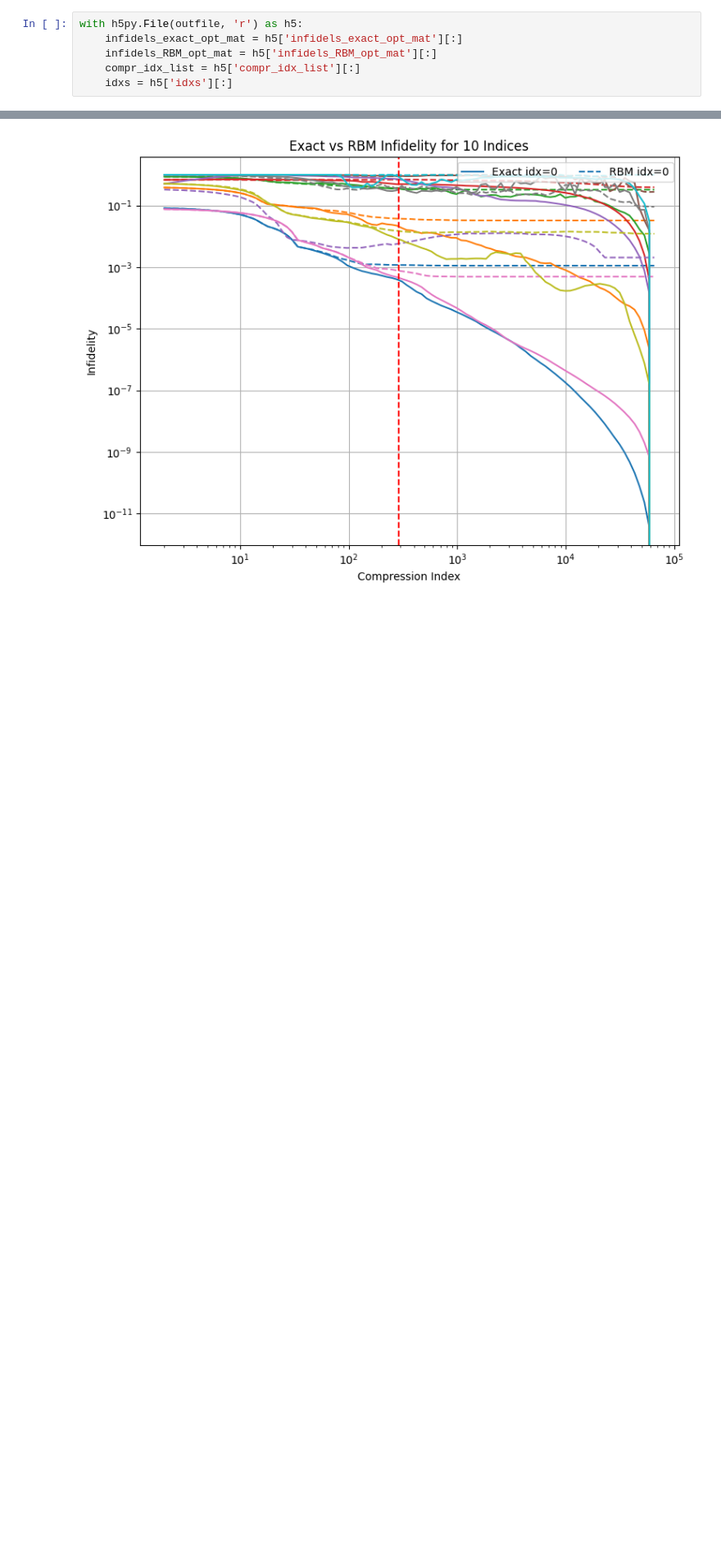
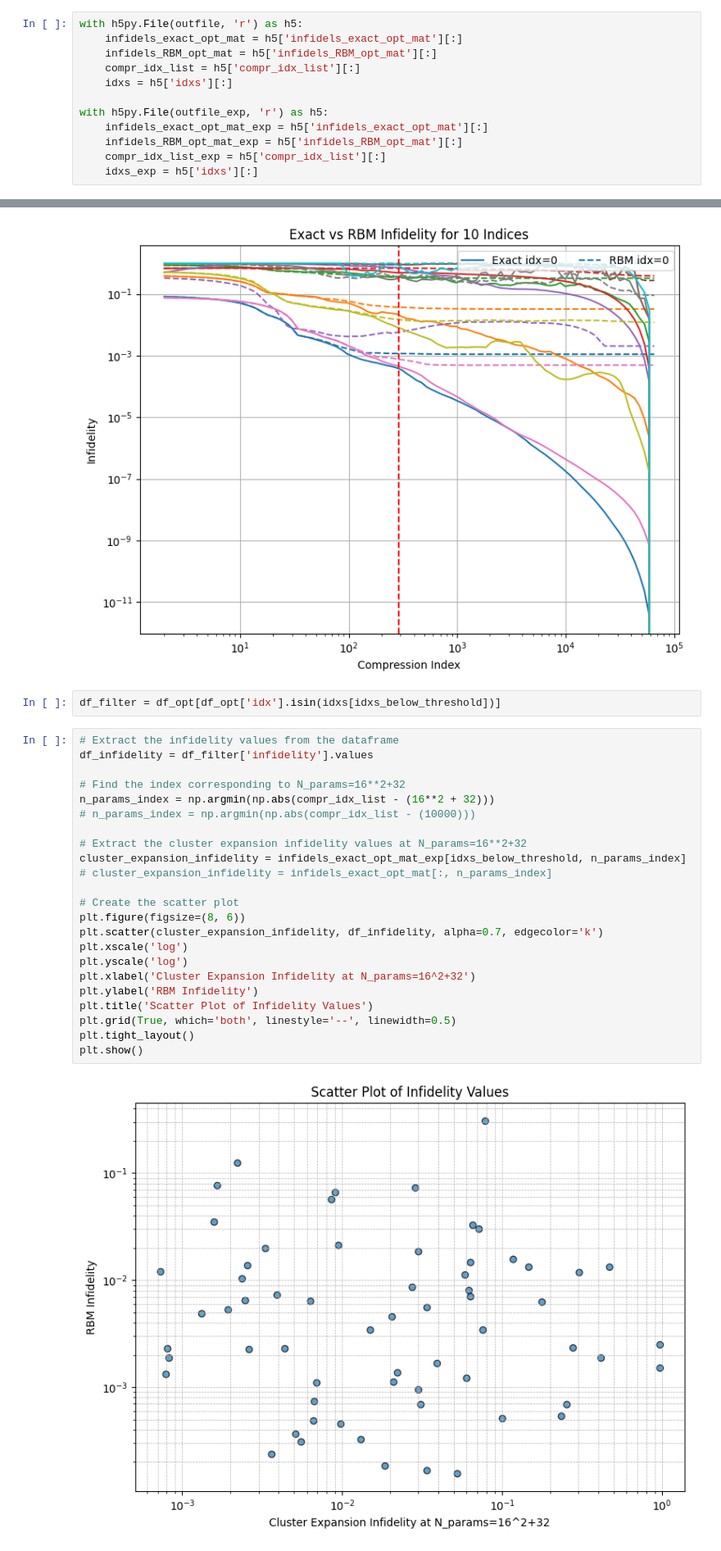
Before and after one commit to NilsNiggemann/DataMiningRBMs, a Jupyter notebook: ClusterExpansion/collect_res.ipynb, the cells around one changed output, grey strips where cells are left out. Shown at 82% size. Drawn from its saved outputs; the diff is of its cells as text; blank space fills up the shorter version.

```diff
--- a/ClusterExpansion/collect_res.ipynb
+++ b/ClusterExpansion/collect_res.ipynb
@@ -18,4 +19,10 @@ with h5py.File(outfile, 'r') as h5:
     infidels_RBM_opt_mat = h5['infidels_RBM_opt_mat'][:]
     compr_idx_list = h5['compr_idx_list'][:]
     idxs = h5['idxs'][:]
+
+with h5py.File(outfile_exp, 'r') as h5:
+    infidels_exact_opt_mat_exp = h5['infidels_exact_opt_mat'][:]
+    infidels_RBM_opt_mat_exp = h5['infidels_RBM_opt_mat'][:]
+    compr_idx_list_exp = h5['compr_idx_list'][:]
+    idxs_exp = h5['idxs'][:]
 # %%
@@ -249,3 +325,30 @@ plt.tight_layout()
 plt.show()
 # %% [output]
 [figure]
+# %%
+df_filter = df_opt[df_opt['idx'].isin(idxs[idxs_below_threshold])]
+# %%
+# Extract the infidelity values from the dataframe
+df_infidelity = df_filter['infidelity'].values
+
+# Find the index corresponding to N_params=16**2+32
+n_params_index = np.argmin(np.abs(compr_idx_list - (16**2 + 32)))
+# n_params_index = np.argmin(np.abs(compr_idx_list - (10000)))
+
+# Extract the cluster expansion infidelity values at N_params=16**2+32
+cluster_expansion_infidelity = infidels_exact_opt_mat_exp[idxs_below_threshold, n_params_index]
+# cluster_expansion_infidelity = infidels_exact_opt_mat[:, n_params_index]
+
+# Create the scatter plot
+plt.figure(figsize=(8, 6))
+plt.scatter(cluster_expansion_infidelity, df_infidelity, alpha=0.7, edgecolor='k')
+plt.xscale('log')
+plt.yscale('log')
+plt.xlabel('Cluster Expansion Infidelity at N_params=16^2+32')
+plt.ylabel('RBM Infidelity')
+plt.title('Scatter Plot of Infidelity Values')
+plt.grid(True, which='both', linestyle='--', linewidth=0.5)
+plt.tight_layout()
+plt.show()
+# %% [output]
+[figure, added]
```
Also changed, not shown: parts of 8 cells of this notebook, 4 other files.
